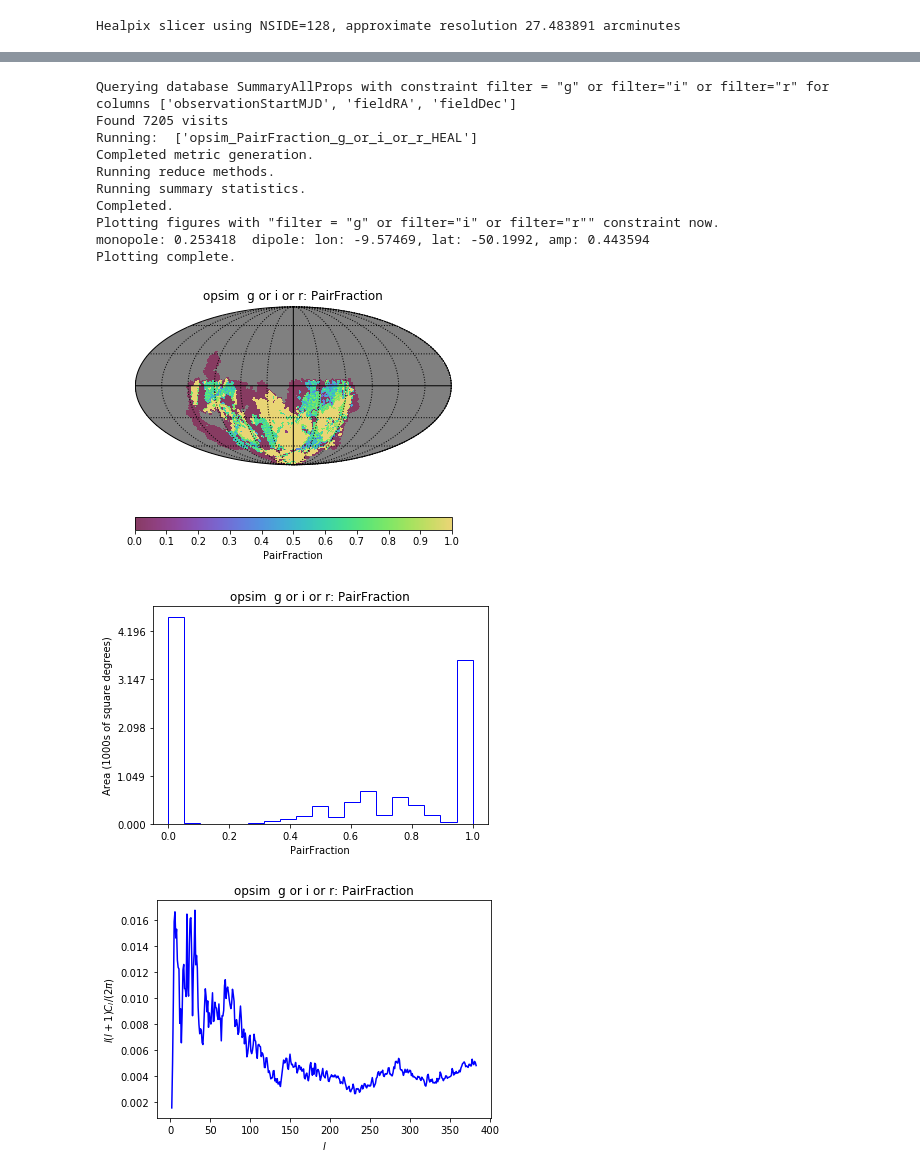
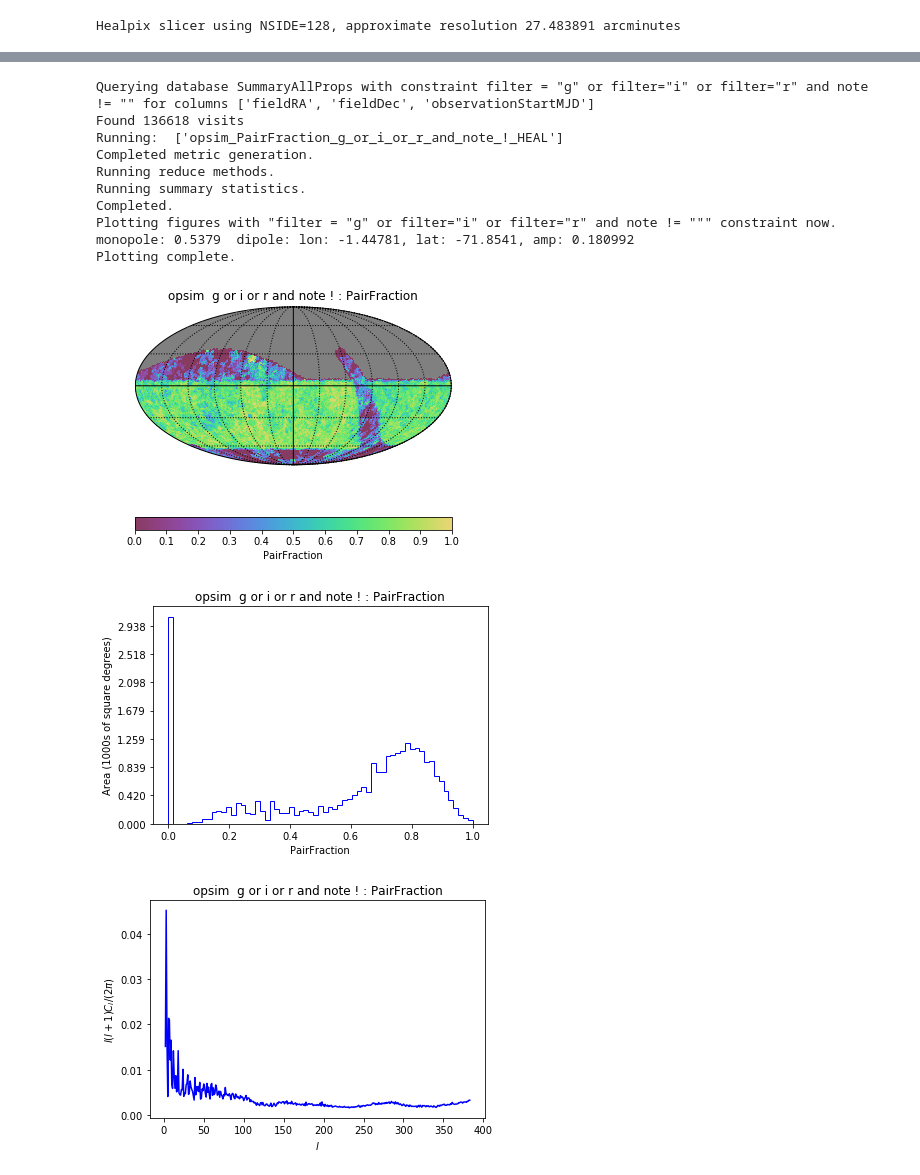
Before and after one commit to yoachim/SLAIR_runs, a Jupyter notebook: 2019_runs/cadence_try/check_cadence.ipynb, the cells around one changed output, grey strips where cells are left out. Cells and saved outputs as stored; diff of their text form; code cells hidden in the pictures.

```diff
--- a/2019_runs/cadence_try/check_cadence.ipynb
+++ b/2019_runs/cadence_try/check_cadence.ipynb
@@ -21,7 +21,7 @@ resultsDb = db.ResultsDb(outDir=outDir)
 bundleList = []
 metric = metrics.PairFractionMetric(minGap=2.1*60.*24., maxGap=3.2*60.*24)
 slicer = slicers.HealpixSlicer()
-sql = 'filter = "g" or filter="i" or filter="r"'
+sql = 'filter = "g" or filter="i" or filter="r" and note != ""'
 bundleList.append(metricBundles.MetricBundle(metric,slicer,sql))
 # %% [output]
 Healpix slicer using NSIDE=128, approximate resolution 27.483891 arcminutes
@@ -50,23 +50,23 @@ Plotting complete.
 # %%
-dbFile = 'cadence_0.db'
+dbFile = 'cadence_1.db'
 # This connection checks which version it thinks the database is and should do the right thing schema-wise
 conn = db.OpsimDatabase(dbFile)
 
 bg = metricBundles.MetricBundleGroup(bd, conn, outDir=outDir, resultsDb=resultsDb)
 bg.runAll()
 
 bg.plotAll(closefigs=False)
 # %% [output]
-Querying database SummaryAllProps with constraint filter = "g" or filter="i" or filter="r" for columns ['observationStartMJD', 'fieldRA', 'fieldDec']
-Found 7205 visits
-Running:  ['opsim_PairFraction_g_or_i_or_r_HEAL']
+Querying database SummaryAllProps with constraint filter = "g" or filter="i" or filter="r" and note != "" for columns ['fieldRA', 'fieldDec', 'observationStartMJD']
+Found 136618 visits
+Running:  ['opsim_PairFraction_g_or_i_or_r_and_note_!_HEAL']
 Completed metric generation.
 Running reduce methods.
 Running summary statistics.
 Completed.
-Plotting figures with "filter = "g" or filter="i" or filter="r"" constraint now.
-monopole: 0.253418  dipole: lon: -9.57469, lat: -50.1992, amp: 0.443594
+Plotting figures with "filter = "g" or filter="i" or filter="r" and note != """ constraint now.
+monopole: 0.5379  dipole: lon: -1.44781, lat: -71.8541, amp: 0.180992
 Plotting complete.
-[figure, old version]
+[figure, new version]
-[figure, old version]
+[figure, new version]
-[figure, old version]
+[figure, new version]
```
Also changed, not shown: parts of 2 cells of this notebook, 2 other files.
